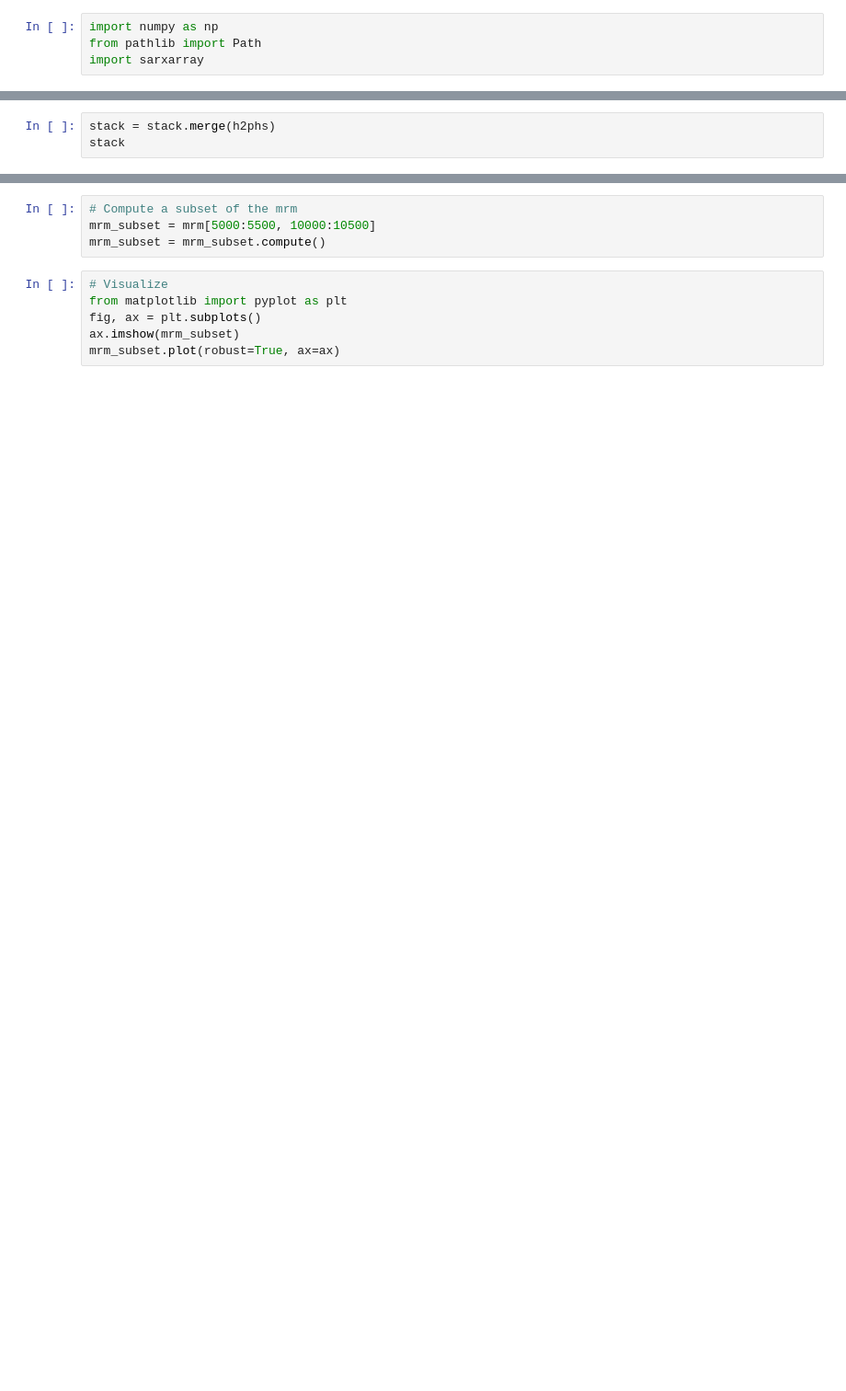
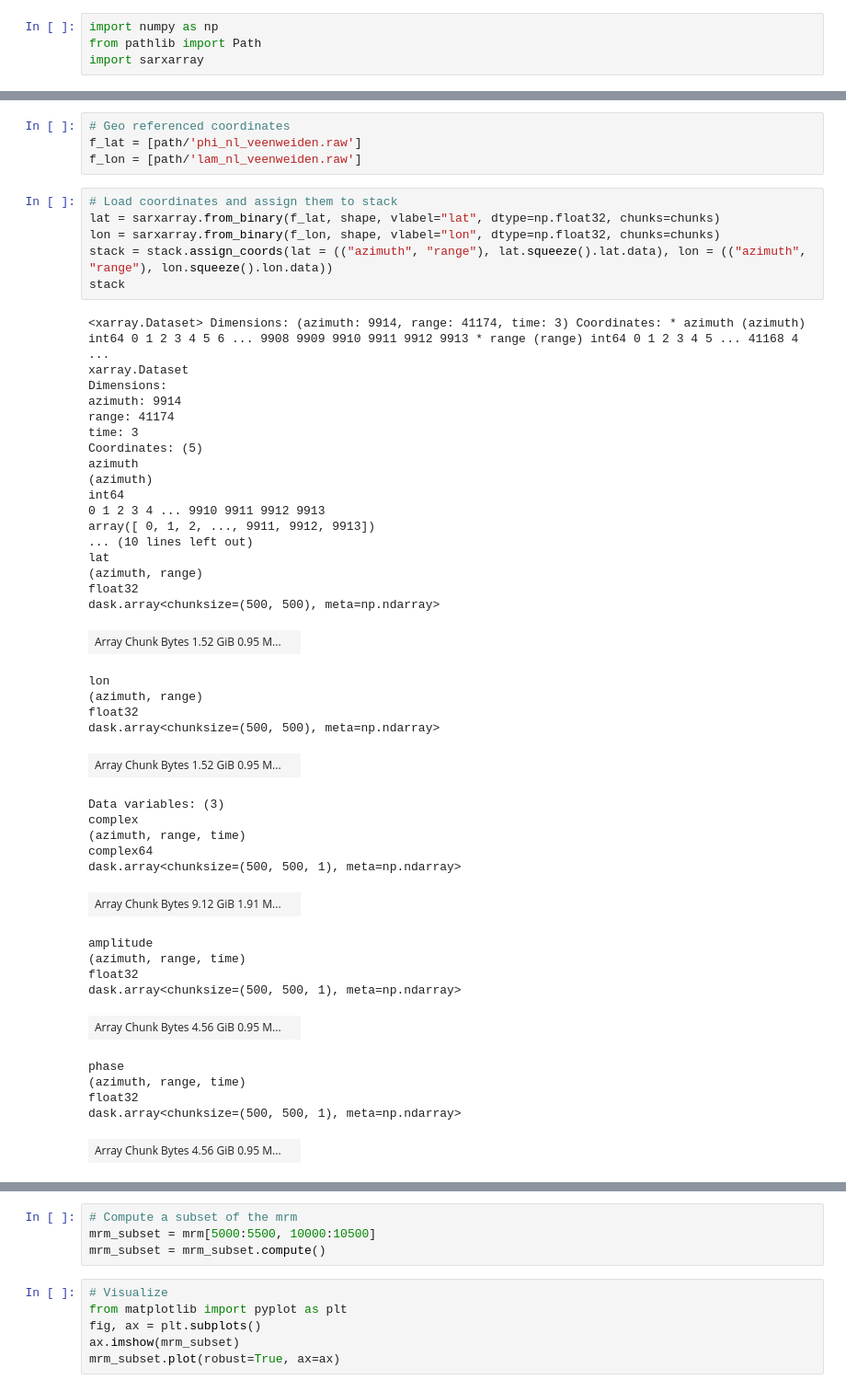
Before and after one commit to TUDelftGeodesy/sarxarray, a Jupyter notebook: examples/demo_sarxarray.ipynb, the cells around one changed output, grey strips where cells are left out. Shown at 92% size. Drawn from its saved outputs; the diff is of its cells as text; blank space fills up the shorter version.

```diff
--- a/examples/demo_sarxarray.ipynb
+++ b/examples/demo_sarxarray.ipynb
@@ -55,3 +142,0 @@ h2phs
-# %%
-stack = stack.merge(h2phs)
-stack
@@ -57,0 +147,50 @@ stack
+# %%
+# Geo referenced coordinates
+f_lat = [path/'phi_nl_veenweiden.raw']
+f_lon = [path/'lam_nl_veenweiden.raw']
+# %%
+# Load coordinates and assign them to stack
+lat = sarxarray.from_binary(f_lat, shape, vlabel="lat", dtype=np.float32, chunks=chunks)
+lon = sarxarray.from_binary(f_lon, shape, vlabel="lon", dtype=np.float32, chunks=chunks)
+stack = stack.assign_coords(lat = (("azimuth", "range"), lat.squeeze().lat.data), lon = (("azimuth", "range"), lon.squeeze().lon.data))
+stack
+# %% [output]
+<xarray.Dataset> Dimensions: (azimuth: 9914, range: 41174, time: 3) Coordinates: * azimuth (azimuth) int64 0 1 2 3 4 5 6 ... 9908 9909 9910 9911 9912 9913 * range (range) int64 0 1 2 3 4 5 ... 41168 4 ...
+xarray.Dataset
+Dimensions:
+azimuth: 9914
+range: 41174
+time: 3
+Coordinates: (5)
+azimuth
+(azimuth)
+int64
+0 1 2 3 4 ... 9910 9911 9912 9913
+array([ 0, 1, 2, ..., 9911, 9912, 9913])
+... (10 lines left out)
+lat
+(azimuth, range)
+float32
+dask.array<chunksize=(500, 500), meta=np.ndarray>
+| Array Chunk Bytes 1.52 GiB 0.95 M... |  |
+lon
+(azimuth, range)
+float32
+dask.array<chunksize=(500, 500), meta=np.ndarray>
+| Array Chunk Bytes 1.52 GiB 0.95 M... |  |
+Data variables: (3)
+complex
+(azimuth, range, time)
+complex64
+dask.array<chunksize=(500, 500, 1), meta=np.ndarray>
+| Array Chunk Bytes 9.12 GiB 1.91 M... |  |
+amplitude
+(azimuth, range, time)
+float32
+dask.array<chunksize=(500, 500, 1), meta=np.ndarray>
+| Array Chunk Bytes 4.56 GiB 0.95 M... |  |
+phase
+(azimuth, range, time)
+float32
+dask.array<chunksize=(500, 500, 1), meta=np.ndarray>
+| Array Chunk Bytes 4.56 GiB 0.95 M... |  |
```
Also changed, not shown: parts of 31 cells of this notebook.
